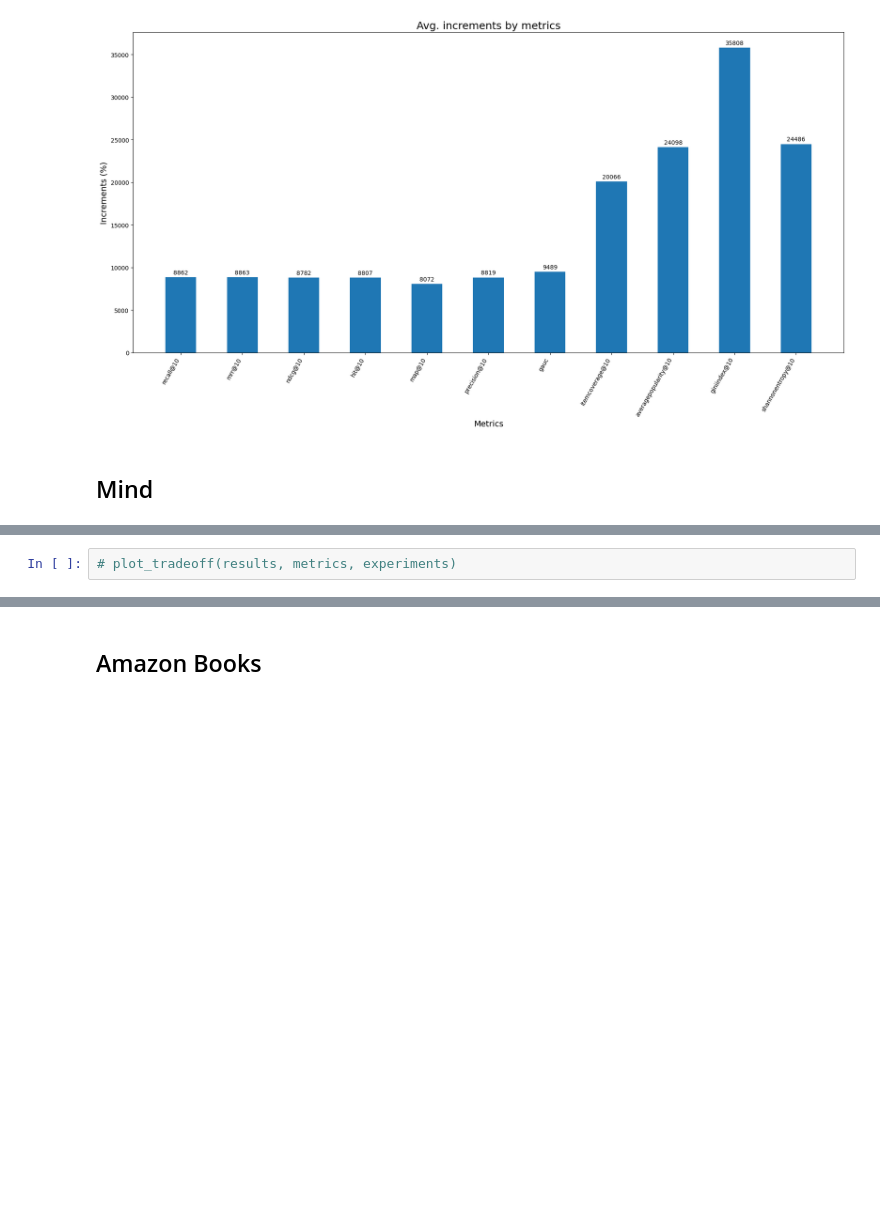
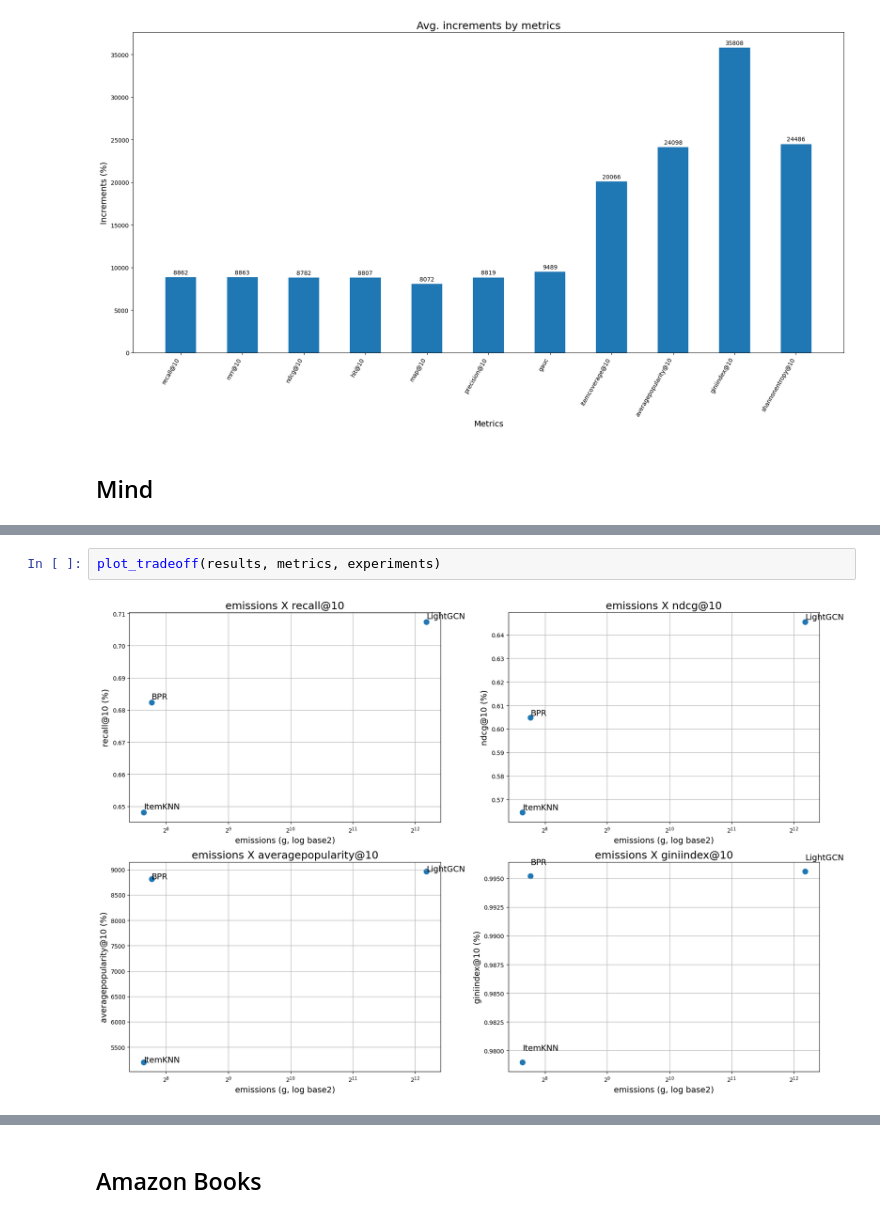
Before and after one commit to Fonty02/Tesi, a Jupyter notebook: notebooks/tuning-results.ipynb, the cells around one changed output, grey strips where cells are left out. Cells and saved outputs as stored; diff of their text form; blank space fills up the shorter version.

```diff
--- a/notebooks/tuning-results.ipynb
+++ b/notebooks/tuning-results.ipynb
@@ -242,3 +258,5 @@ plot_increments(best)
 # %%
-# plot_tradeoff(results, metrics, experiments)
+plot_tradeoff(results, metrics, experiments)
+# %% [output]
+[figure, added]
 # %%
```
Also changed, not shown: parts of 6 cells of this notebook, 1 other file.
